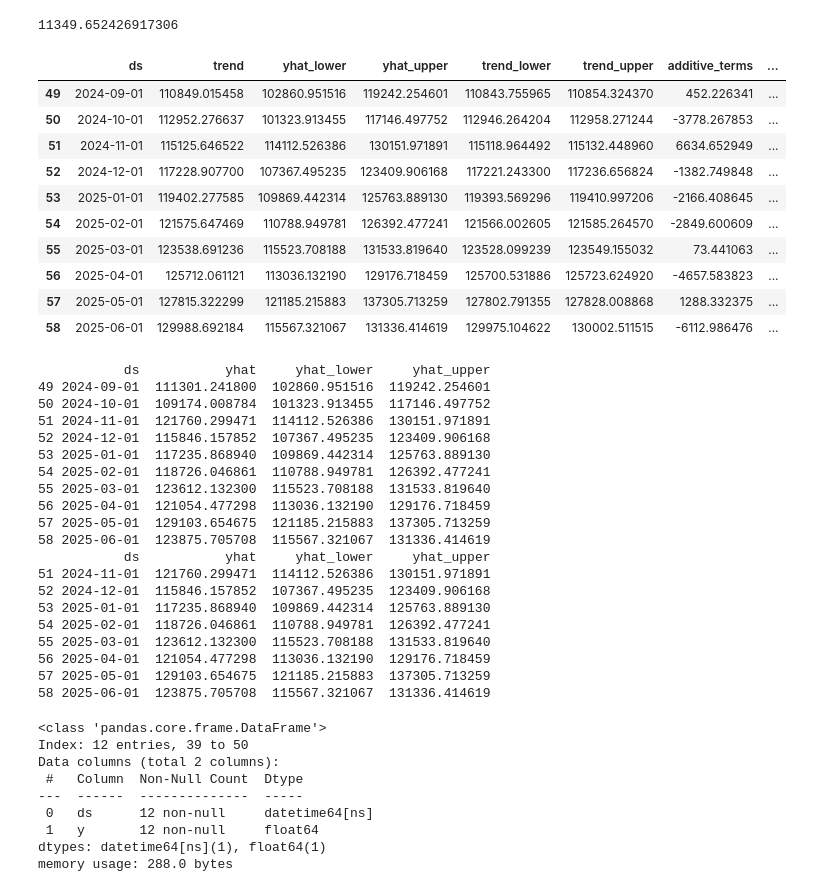
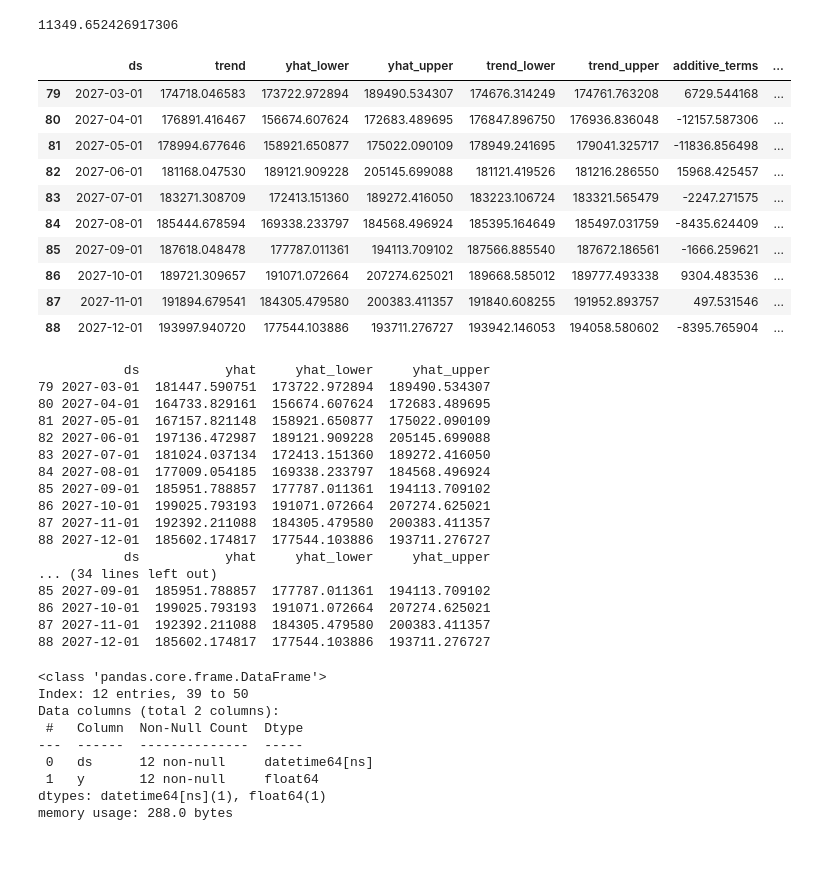
Before and after one commit to SpaceMercury/LauzHawkathon, a Jupyter notebook: notebooks/xgboostPol.ipynb, the cells around one changed output. Cells and saved outputs as stored; diff of their text form; code cells hidden in the pictures; blank space fills up the shorter version.

```diff
--- a/notebooks/xgboostPol.ipynb
+++ b/notebooks/xgboostPol.ipynb
@@ -126,21 +126,21 @@ print(rmse)
 11349.652426917306
 # %%
 # Making predictions on the validation set
-future_uni = uni_model.make_future_dataframe(periods=20, freq='MS')
+future_uni = uni_model.make_future_dataframe(periods=50, freq='MS')
 forecast_uni = uni_model.predict(future_uni)
 forecast_uni.tail(10)
 # %% [output]
 |  | ds | trend | yhat_lower | yhat_upper | trend_lower | trend_upper | additive_terms | ... |
-| 49 | 2024-09-01 | 110849.015458 | 102860.951516 | 119242.254601 | 110843.755965 | 110854.324370 | 452.226341 | ... |
-| 50 | 2024-10-01 | 112952.276637 | 101323.913455 | 117146.497752 | 112946.264204 | 112958.271244 | -3778.267853 | ... |
-| 51 | 2024-11-01 | 115125.646522 | 114112.526386 | 130151.971891 | 115118.964492 | 115132.448960 | 6634.652949 | ... |
-| 52 | 2024-12-01 | 117228.907700 | 107367.495235 | 123409.906168 | 117221.243300 | 117236.656824 | -1382.749848 | ... |
-| 53 | 2025-01-01 | 119402.277585 | 109869.442314 | 125763.889130 | 119393.569296 | 119410.997206 | -2166.408645 | ... |
-| 54 | 2025-02-01 | 121575.647469 | 110788.949781 | 126392.477241 | 121566.002605 | 121585.264570 | -2849.600609 | ... |
-| 55 | 2025-03-01 | 123538.691236 | 115523.708188 | 131533.819640 | 123528.099239 | 123549.155032 | 73.441063 | ... |
-| 56 | 2025-04-01 | 125712.061121 | 113036.132190 | 129176.718459 | 125700.531886 | 125723.624920 | -4657.583823 | ... |
-| 57 | 2025-05-01 | 127815.322299 | 121185.215883 | 137305.713259 | 127802.791355 | 127828.008868 | 1288.332375 | ... |
-| 58 | 2025-06-01 | 129988.692184 | 115567.321067 | 131336.414619 | 129975.104622 | 130002.511515 | -6112.986476 | ... |
+| 79 | 2027-03-01 | 174718.046583 | 173722.972894 | 189490.534307 | 174676.314249 | 174761.763208 | 6729.544168 | ... |
+| 80 | 2027-04-01 | 176891.416467 | 156674.607624 | 172683.489695 | 176847.896750 | 176936.836048 | -12157.587306 | ... |
+| 81 | 2027-05-01 | 178994.677646 | 158921.650877 | 175022.090109 | 178949.241695 | 179041.325717 | -11836.856498 | ... |
+| 82 | 2027-06-01 | 181168.047530 | 189121.909228 | 205145.699088 | 181121.419526 | 181216.286550 | 15968.425457 | ... |
+| 83 | 2027-07-01 | 183271.308709 | 172413.151360 | 189272.416050 | 183223.106724 | 183321.565479 | -2247.271575 | ... |
+| 84 | 2027-08-01 | 185444.678594 | 169338.233797 | 184568.496924 | 185395.164649 | 185497.031759 | -8435.624409 | ... |
+| 85 | 2027-09-01 | 187618.048478 | 177787.011361 | 194113.709102 | 187566.885540 | 187672.186561 | -1666.259621 | ... |
+| 86 | 2027-10-01 | 189721.309657 | 191071.072664 | 207274.625021 | 189668.585012 | 189777.493338 | 9304.483536 | ... |
+| 87 | 2027-11-01 | 191894.679541 | 184305.479580 | 200383.411357 | 191840.608255 | 191952.893757 | 497.531546 | ... |
+| 88 | 2027-12-01 | 193997.940720 | 177544.103886 | 193711.276727 | 193942.146053 | 194058.580602 | -8395.765904 | ... |
 # %%
 # Display the last 10 predictions
 print(forecast_uni[['ds', 'yhat', 'yhat_lower', 'yhat_upper']].tail(10))
@@ -150,25 +150,22 @@ predicted_future = forecast_uni[forecast_uni['ds'] > test['ds'].max()]
 print(predicted_future[['ds', 'yhat', 'yhat_lower', 'yhat_upper']])
 # %% [output]
            ds           yhat     yhat_lower     yhat_upper
-49 2024-09-01  111301.241800  102860.951516  119242.254601
-50 2024-10-01  109174.008784  101323.913455  117146.497752
-51 2024-11-01  121760.299471  114112.526386  130151.971891
-52 2024-12-01  115846.157852  107367.495235  123409.906168
-53 2025-01-01  117235.868940  109869.442314  125763.889130
-54 2025-02-01  118726.046861  110788.949781  126392.477241
-55 2025-03-01  123612.132300  115523.708188  131533.819640
-56 2025-04-01  121054.477298  113036.132190  129176.718459
-57 2025-05-01  129103.654675  121185.215883  137305.713259
-58 2025-06-01  123875.705708  115567.321067  131336.414619
+79 2027-03-01  181447.590751  173722.972894  189490.534307
+80 2027-04-01  164733.829161  156674.607624  172683.489695
+81 2027-05-01  167157.821148  158921.650877  175022.090109
+82 2027-06-01  197136.472987  189121.909228  205145.699088
+83 2027-07-01  181024.037134  172413.151360  189272.416050
+84 2027-08-01  177009.054185  169338.233797  184568.496924
+85 2027-09-01  185951.788857  177787.011361  194113.709102
+86 2027-10-01  199025.793193  191071.072664  207274.625021
+87 2027-11-01  192392.211088  184305.479580  200383.411357
+88 2027-12-01  185602.174817  177544.103886  193711.276727
            ds           yhat     yhat_lower     yhat_upper
-51 2024-11-01  121760.299471  114112.526386  130151.971891
-52 2024-12-01  115846.157852  107367.495235  123409.906168
-53 2025-01-01  117235.868940  109869.442314  125763.889130
-54 2025-02-01  118726.046861  110788.949781  126392.477241
-55 2025-03-01  123612.132300  115523.708188  131533.819640
-56 2025-04-01  121054.477298  113036.132190  129176.718459
-57 2025-05-01  129103.654675  121185.215883  137305.713259
-58 2025-06-01  123875.705708  115567.321067  131336.414619
+... (34 lines left out)
+85 2027-09-01  185951.788857  177787.011361  194113.709102
+86 2027-10-01  199025.793193  191071.072664  207274.625021
+87 2027-11-01  192392.211088  184305.479580  200383.411357
+88 2027-12-01  185602.174817  177544.103886  193711.276727
 # %%
 test.info()
 # %% [output]
```
Also changed, not shown: parts of 1 cell of this notebook, 1 other file.
